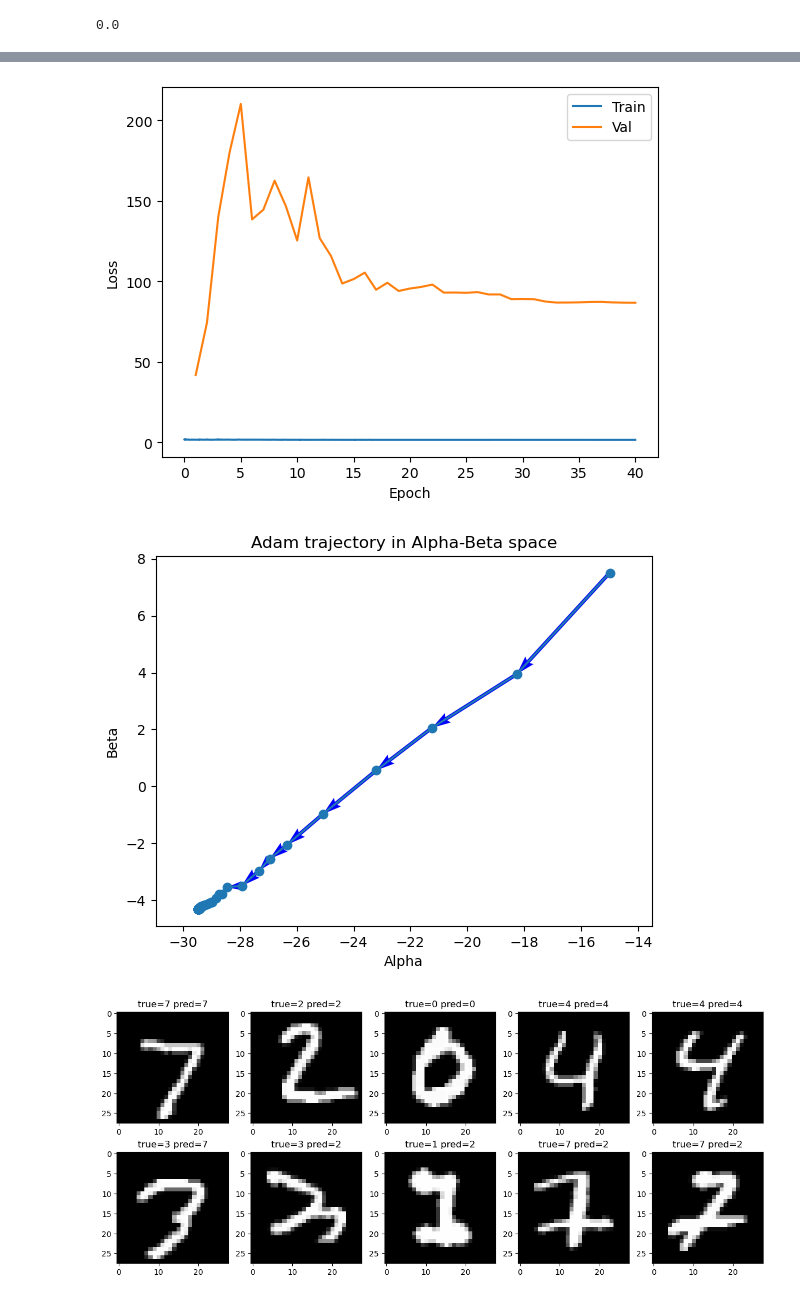
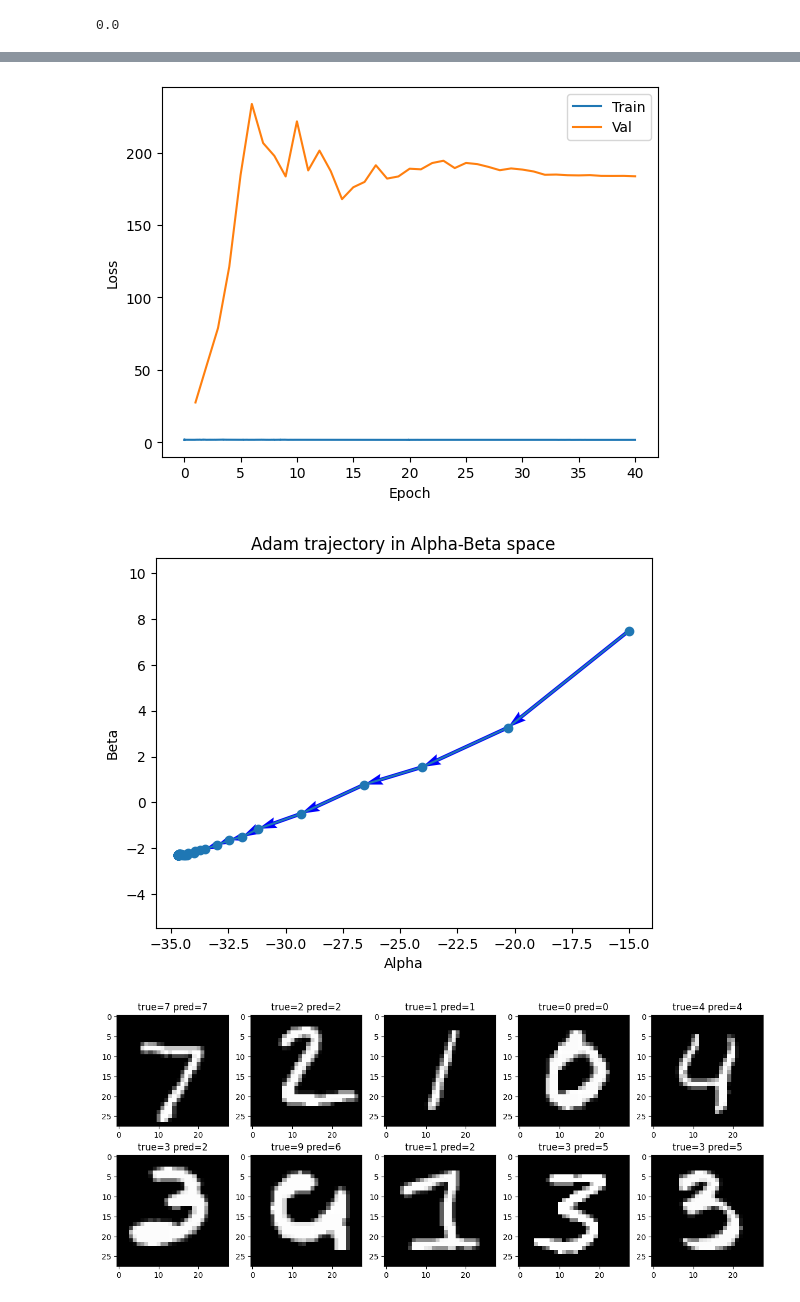
Before and after one commit to Vinvin202020/Optimization-on-non-convex-landscapes, a Jupyter notebook: Run_visualisation.ipynb, the cells around one changed output, grey strips where cells are left out. Saved outputs shown, nothing was run; the diff lists cells and outputs as text; code cells hidden in the pictures.

```diff
--- a/Run_visualisation.ipynb
+++ b/Run_visualisation.ipynb
@@ -58,8 +58,7 @@ model= MNIST_model(28*28, 128, 10)
 weights_start= get_weights(model)
 
 # The train set has a total of 60000 images
-device = torch.device("cuda" if torch.cuda.is_available() else "cpu")
-
+device = "cpu"
 optimization_algo= torch.optim.Adam
 
 lr = 1e-3
@@ -361,7 +355,7 @@ plt.show()
 alpha= -15
 beta= 7.5
 with torch.no_grad():
-	custom_init= weights_ + alpha*pca_1 + beta*pca_2
+	custom_init= weights_ + alpha*pca_1_ADAM + beta*pca_2_ADAM
 
 optimization_algo= torch.optim.Adam
 if optimization_algo == torch.optim.SGD :
@@ -374,5 +368,5 @@ else : # if Adam
 	num_epochs = 10
 
 num_epochs=40
-M_2= retrain_on_new_w(model, num_epochs, lr, batch_size, device, optimization_algo, custom_init, weights_, torch.tensor(pca_1, dtype=torch.float32), torch.tensor(pca_2, dtype=torch.float32), alpha, beta)
+M_2= retrain_on_new_w(model, num_epochs, lr, batch_size, device, optimization_algo, custom_init, weights_, torch.tensor(pca_1_ADAM, dtype=torch.float32), torch.tensor(pca_2_ADAM, dtype=torch.float32), alpha, beta)
 # %% [output]
@@ -397,6 +391,6 @@ Test set: Average loss: 86.7645, Accuracy: 8354/10000 (84%)
-[figure, old version]
+[figure, new version]
-[figure, old version]
+[figure, new version]
-[figure, old version]
+[figure, new version]
 # %%
 alphas_history= []
 betas_history= []
```
Also changed, not shown: parts of 10 cells of this notebook, 3 other files.
